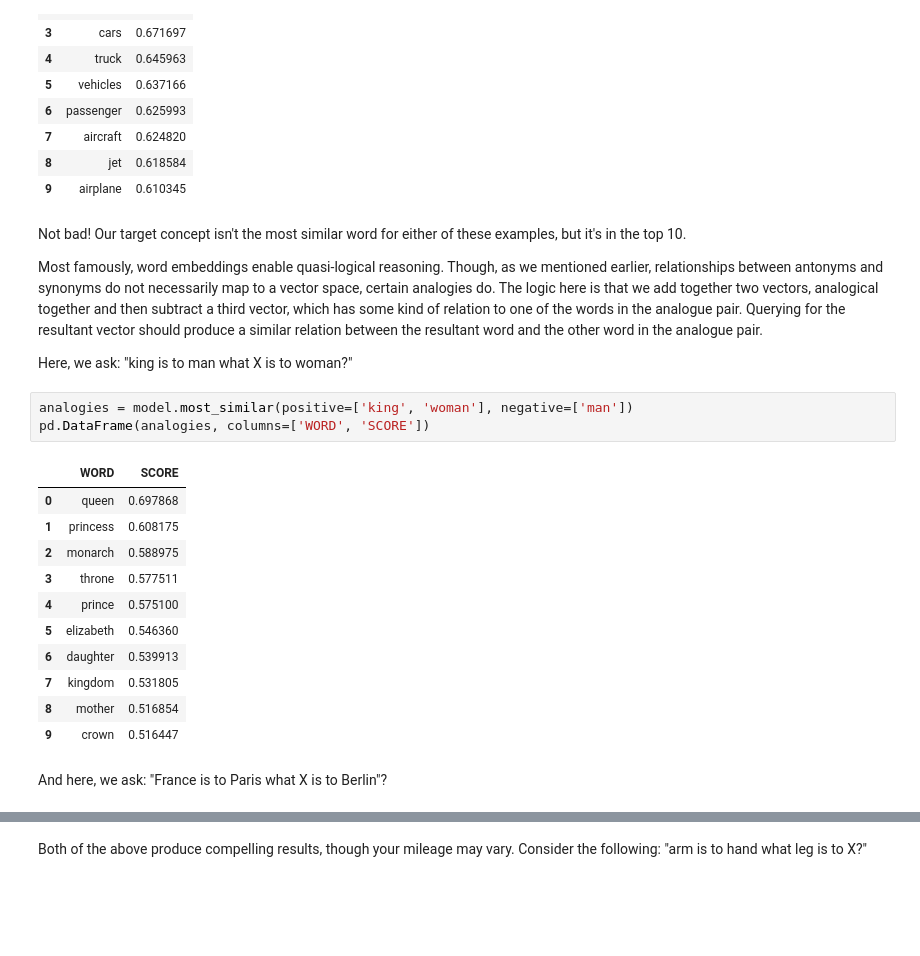
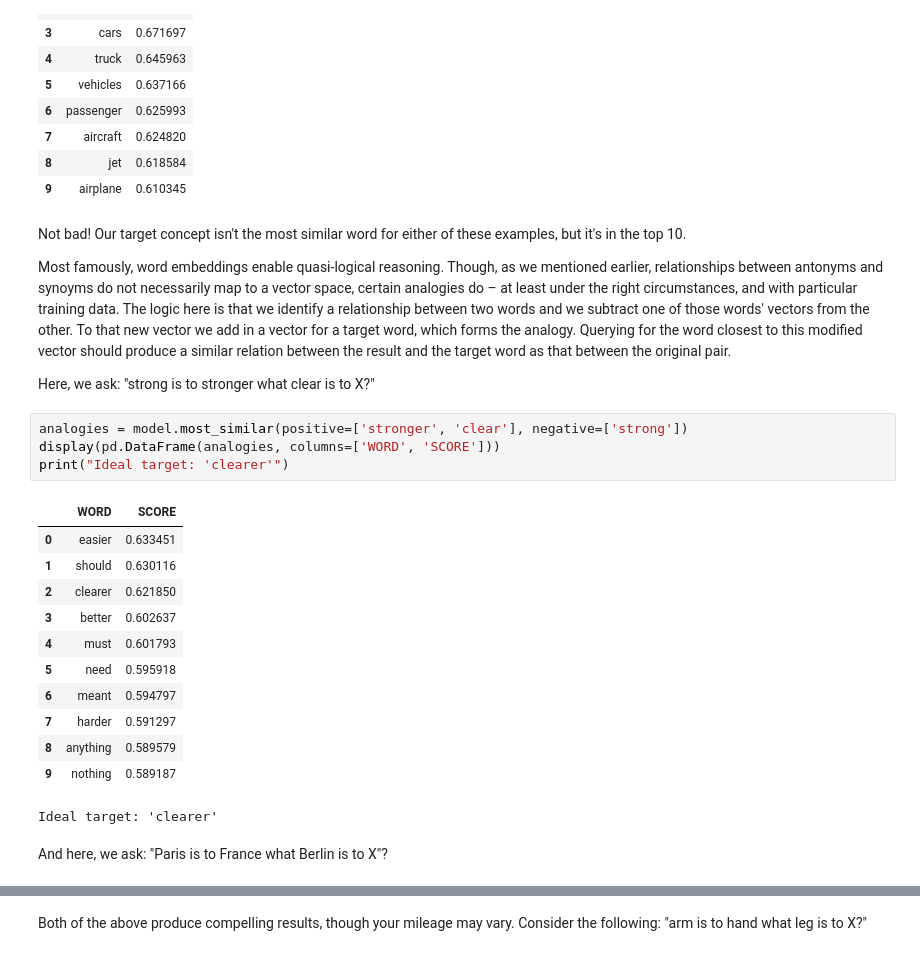
Before and after one commit to ucdavisdatalab/workshop_nlp_with_python, a Jupyter notebook: 04_word-embeddings.ipynb, the cells around one changed output, grey strips where cells are left out. Drawn from its saved outputs; the diff is of its cells as text; blank space fills up the shorter version.

```diff
--- a/04_word-embeddings.ipynb
+++ b/04_word-embeddings.ipynb
@@ -481,25 +503,27 @@ Most similar tokens to 'air' + 'car' (for 'airplane')
 # %% [markdown]
 Not bad! Our target concept isn't the most similar word for either of these examples, but it's in the top 10.
 
-Most famously, word embeddings enable quasi-logical reasoning. Though, as we mentioned earlier, relationships between antonyms and synonyms do not necessarily map to a vector space, certain analogies do. The logic here is that we add together two vectors, analogical together and then subtract a third vector, which has some kind of relation to one of the words in the analogue pair. Querying for the resultant vector should produce a similar relation between the resultant word and the other word in the analogue pair.
+Most famously, word embeddings enable quasi-logical reasoning. Though, as we mentioned earlier, relationships between antonyms and synoyms do not necessarily map to a vector space, certain analogies do – at least under the right circumstances, and with particular training data. The logic here is that we identify a relationship between two words and we subtract one of those words' vectors from the other. To that new vector we add in a vector for a target word, which forms the analogy. Querying for the word closest to this modified vector should produce a similar relation between the result and the target word as that between the original pair.
 
-Here, we ask: "king is to man what X is to woman?"
+Here, we ask: "strong is to stronger what clear is to X?"
 # %%
-analogies = model.most_similar(positive=['king', 'woman'], negative=['man'])
-pd.DataFrame(analogies, columns=['WORD', 'SCORE'])
+analogies = model.most_similar(positive=['stronger', 'clear'], negative=['strong'])
+display(pd.DataFrame(analogies, columns=['WORD', 'SCORE']))
+print("Ideal target: 'clearer'")
 # %% [output]
 |  | WORD | SCORE |
-| 0 | queen | 0.697868 |
-| 1 | princess | 0.608175 |
-| 2 | monarch | 0.588975 |
-| 3 | throne | 0.577511 |
-| 4 | prince | 0.575100 |
-| 5 | elizabeth | 0.546360 |
-| 6 | daughter | 0.539913 |
-| 7 | kingdom | 0.531805 |
-| 8 | mother | 0.516854 |
-| 9 | crown | 0.516447 |
+| 0 | easier | 0.633451 |
+| 1 | should | 0.630116 |
+| 2 | clearer | 0.621850 |
+| 3 | better | 0.602637 |
+| 4 | must | 0.601793 |
+| 5 | need | 0.595918 |
+| 6 | meant | 0.594797 |
+| 7 | harder | 0.591297 |
+| 8 | anything | 0.589579 |
+| 9 | nothing | 0.589187 |
+Ideal target: 'clearer'
 # %% [markdown]
-And here, we ask: "France is to Paris what X is to Berlin"?
+And here, we ask: "Paris is to France what Berlin is to X"?
 # %%
 analogies = model.most_similar(positive=['france', 'berlin'], negative=['paris'])
```
Also changed, not shown: parts of 40 cells of this notebook, 1 other file.
